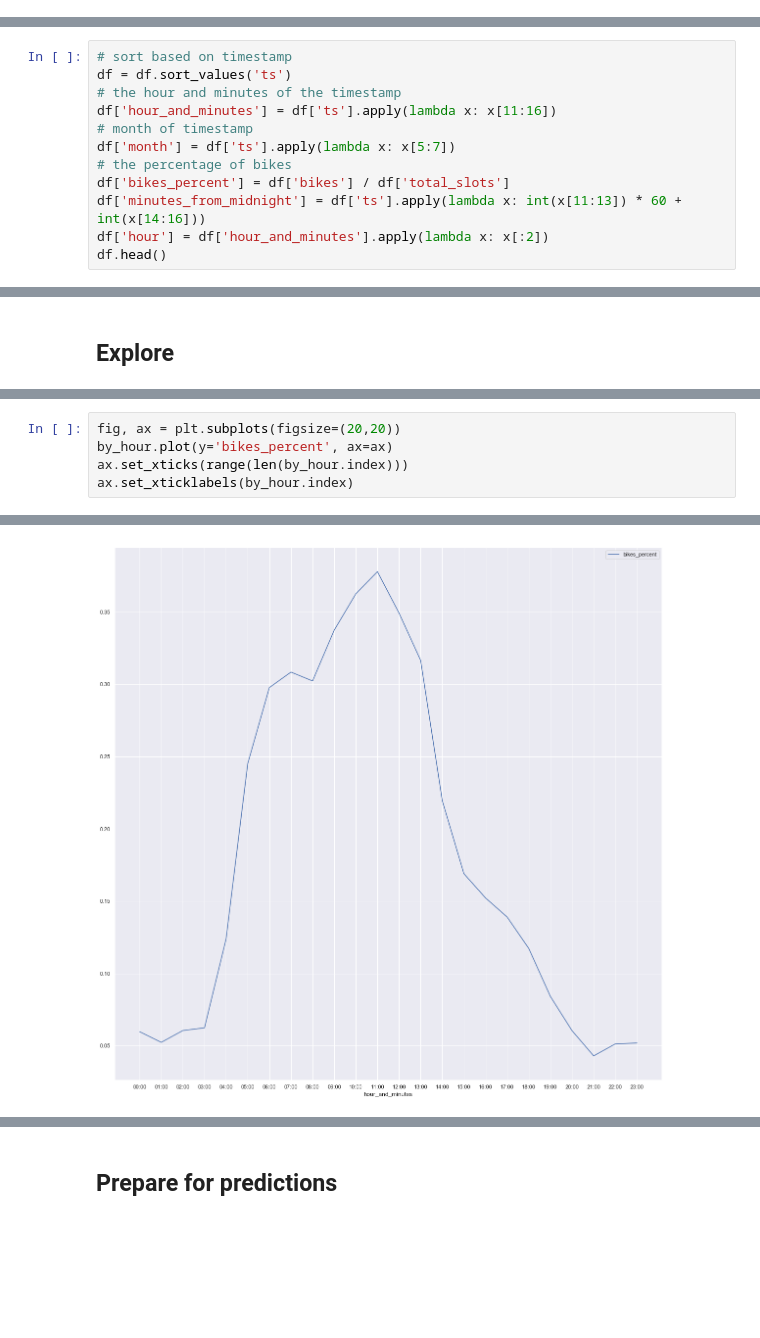
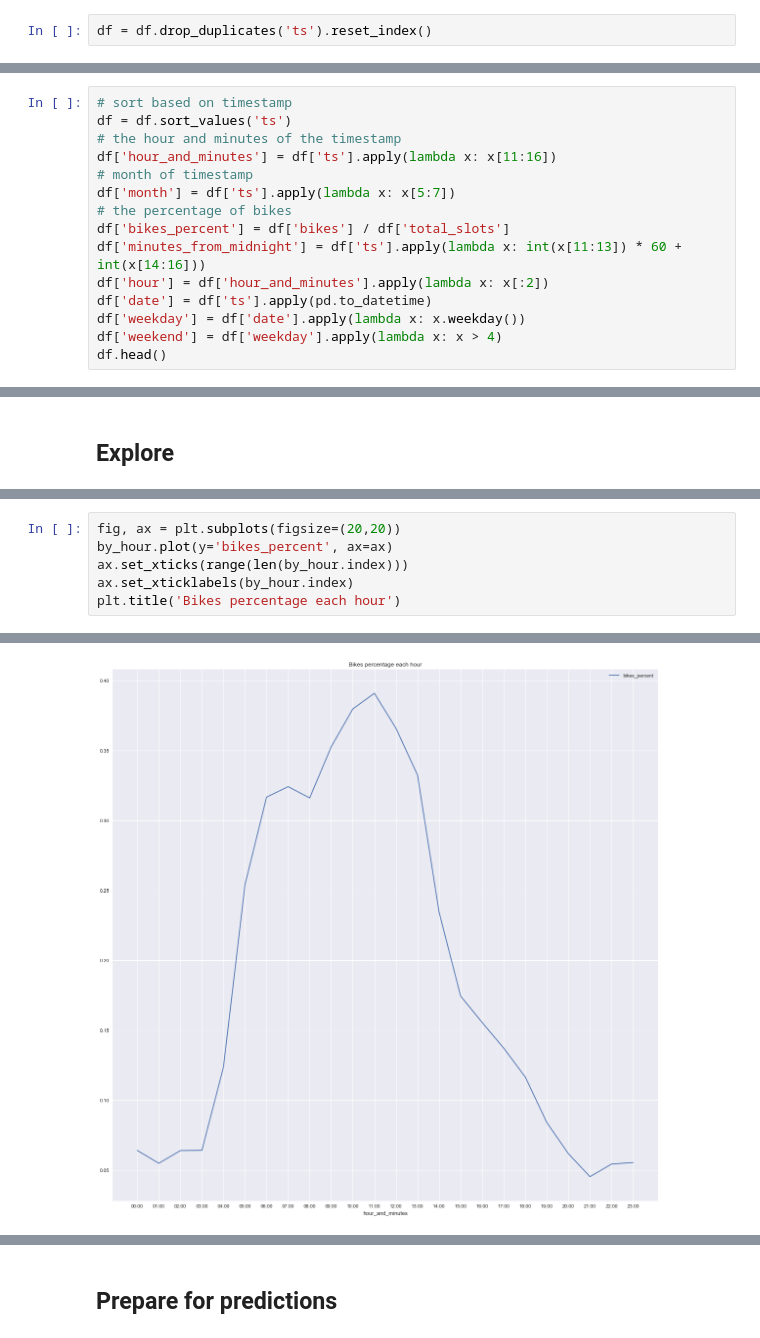
Before and after one commit to magic-city-bikes/notes, a Jupyter notebook: linear_regression.ipynb, the cells around one changed output, grey strips where cells are left out. Cells and saved outputs as stored; diff of their text form; blank space fills up the shorter version.

```diff
--- a/linear_regression.ipynb
+++ b/linear_regression.ipynb
@@ -23,3 +28,5 @@ df = pd.read_csv('../data/AaltoyliopistoMKorkeakouluaukio_sorted.csv')
+# %%
+df = df.drop_duplicates('ts').reset_index()
 # %% [markdown]
 ## Add some useful columns
 # %%
@@ -33,5 +40,8 @@ df['month'] = df['ts'].apply(lambda x: x[5:7])
 df['bikes_percent'] = df['bikes'] / df['total_slots']
 df['minutes_from_midnight'] = df['ts'].apply(lambda x: int(x[11:13]) * 60 + int(x[14:16]))
 df['hour'] = df['hour_and_minutes'].apply(lambda x: x[:2])
+df['date'] = df['ts'].apply(pd.to_datetime)
+df['weekday'] = df['date'].apply(lambda x: x.weekday())
+df['weekend'] = df['weekday'].apply(lambda x: x > 4)
 df.head()
 # %% [output]
@@ -100,4 +111,5 @@ fig, ax = plt.subplots(figsize=(20,20))
 by_hour.plot(y='bikes_percent', ax=ax)
 ax.set_xticks(range(len(by_hour.index)))
 ax.set_xticklabels(by_hour.index)
+plt.title('Bikes percentage each hour')
 # %% [output]
@@ -121,4 +117,4 @@ ax.set_xticklabels(by_hour.index)
-[figure, old version]
+[figure, new version]
 # %%
 by_month = df.groupby('month').mean()
 by_month.plot(y='bikes_percent', kind='bar', figsize=(10, 10))
```
Also changed, not shown: parts of 33 cells of this notebook.
